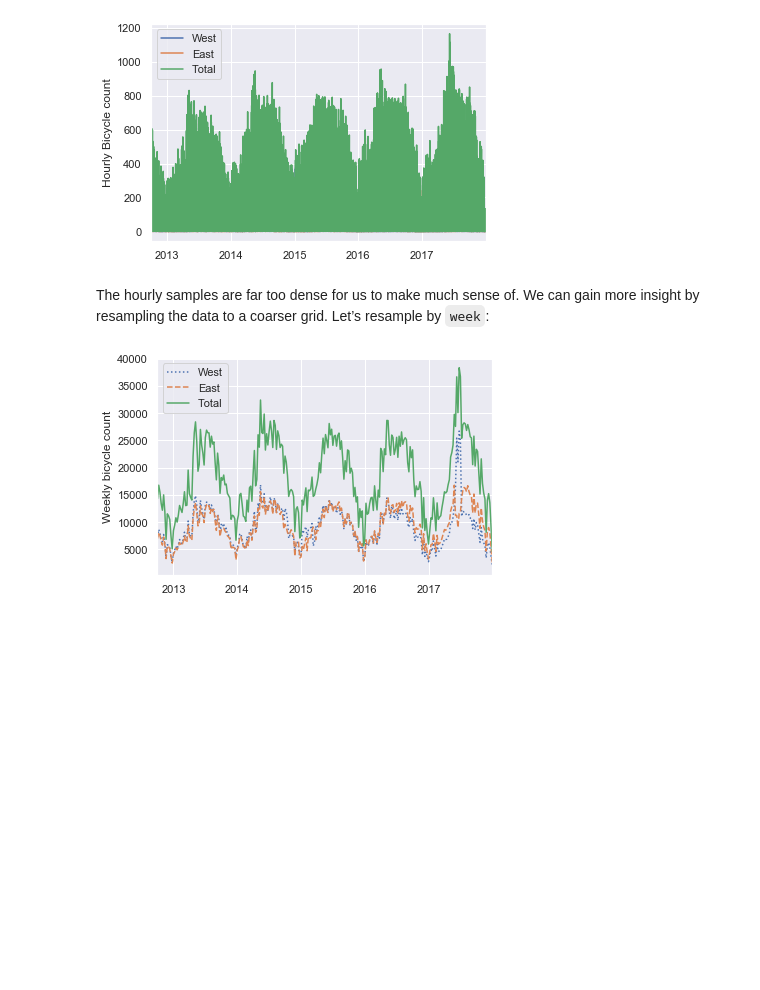
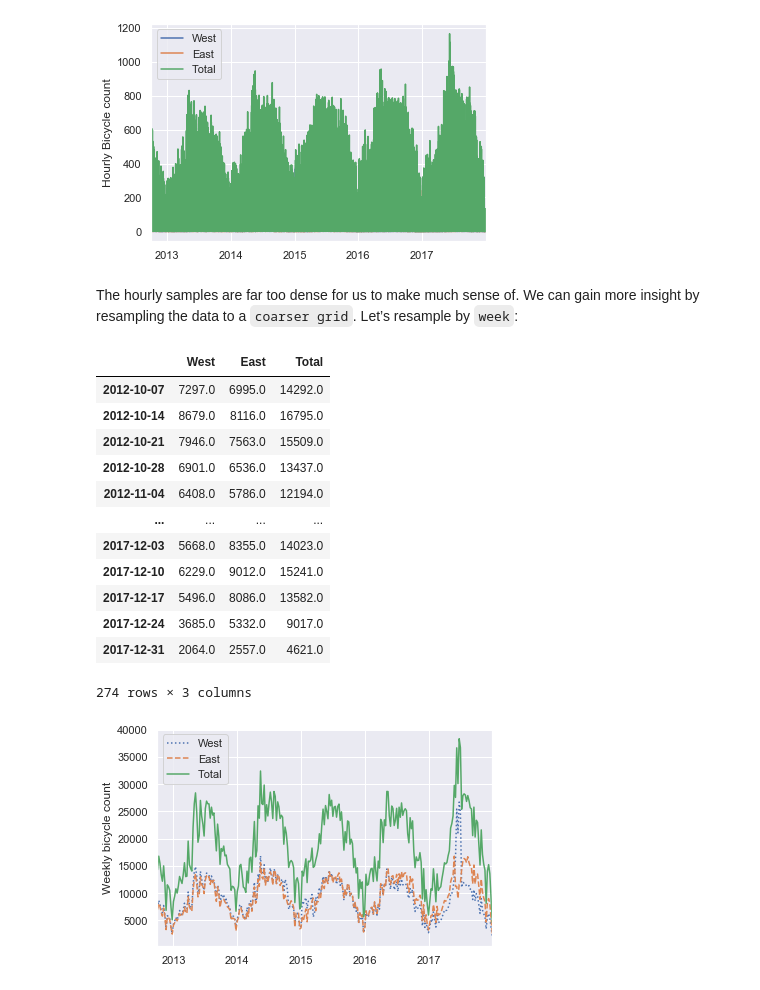
Before and after one commit to WaqasAli-Munawar/Time-Series-Analysis, a Jupyter notebook: Time Series Analysis .ipynb, the cells around one changed output. Cells and saved outputs as stored; diff of their text form; code cells hidden in the pictures; blank space fills up the shorter version.

```diff
--- a/Time Series Analysis .ipynb
+++ b/Time Series Analysis .ipynb
@@ -74,4 +74,4 @@ plt.show()
 # %% [output]
 [figure]
 # %% [markdown]
-The hourly samples are far too dense for us to make much sense of. We can gain more insight by resampling the data to a coarser grid. Let’s resample by `week`:
+The hourly samples are far too dense for us to make much sense of. We can gain more insight by resampling the data to a `coarser grid`. Let’s resample by `week`:
@@ -80,3 +78,19 @@ The hourly samples are far too dense for us to make much sense of. We can gain m
+# %%
+data.resample("W").sum() # sum data on weekly basis (7 days basis)
+# %% [output]
+|  | West | East | Total |
+| 2012-10-07 | 7297.0 | 6995.0 | 14292.0 |
+| 2012-10-14 | 8679.0 | 8116.0 | 16795.0 |
+| 2012-10-21 | 7946.0 | 7563.0 | 15509.0 |
+| 2012-10-28 | 6901.0 | 6536.0 | 13437.0 |
+| 2012-11-04 | 6408.0 | 5786.0 | 12194.0 |
+| ... | ... | ... | ... |
+| 2017-12-03 | 5668.0 | 8355.0 | 14023.0 |
+| 2017-12-10 | 6229.0 | 9012.0 | 15241.0 |
+| 2017-12-17 | 5496.0 | 8086.0 | 13582.0 |
+| 2017-12-24 | 3685.0 | 5332.0 | 9017.0 |
+| 2017-12-31 | 2064.0 | 2557.0 | 4621.0 |
+274 rows × 3 columns
 # %%
 weekly = data.resample("W").sum()
 weekly.plot(style=[':', '--', '-'])
```
Also changed, not shown: parts of 3 cells of this notebook.
